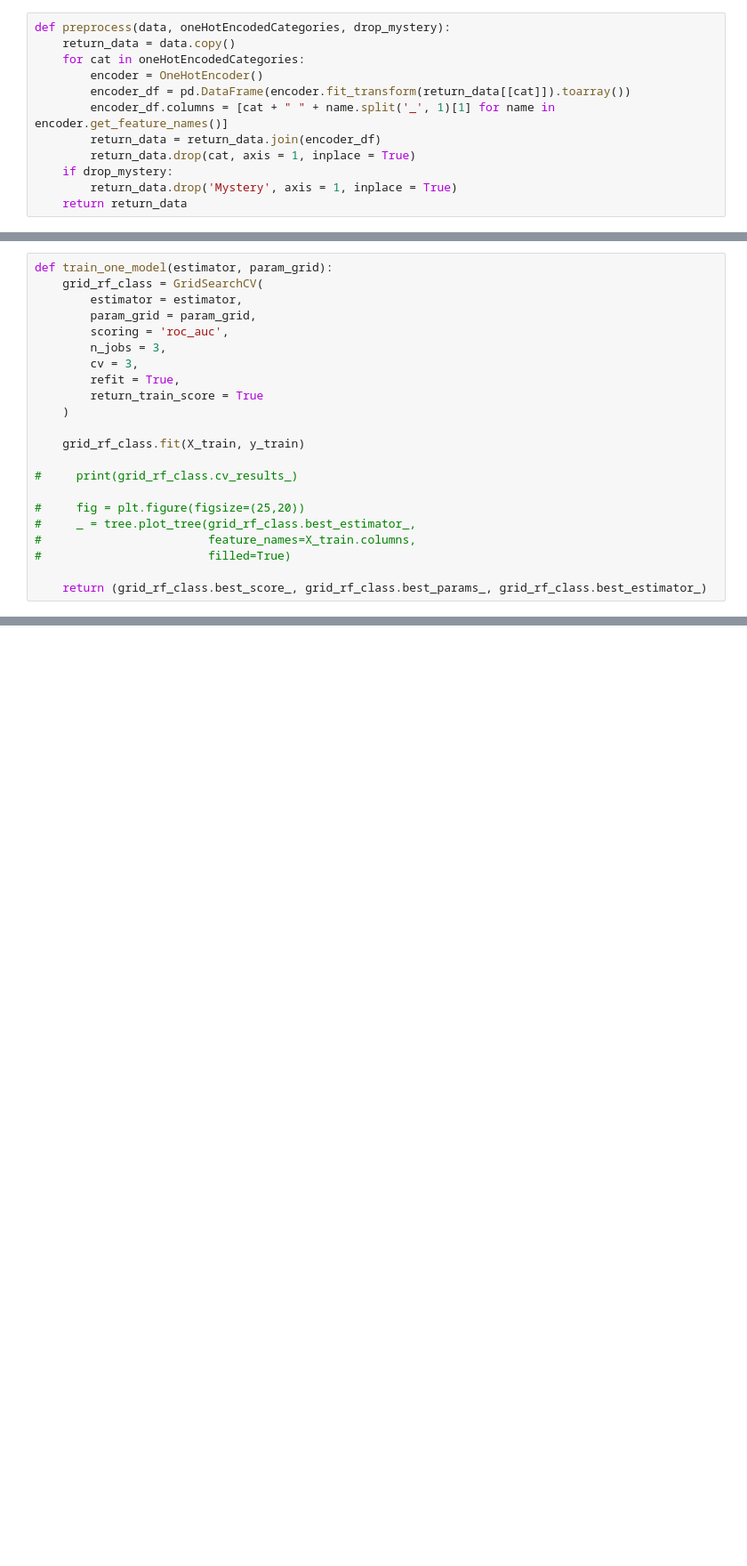
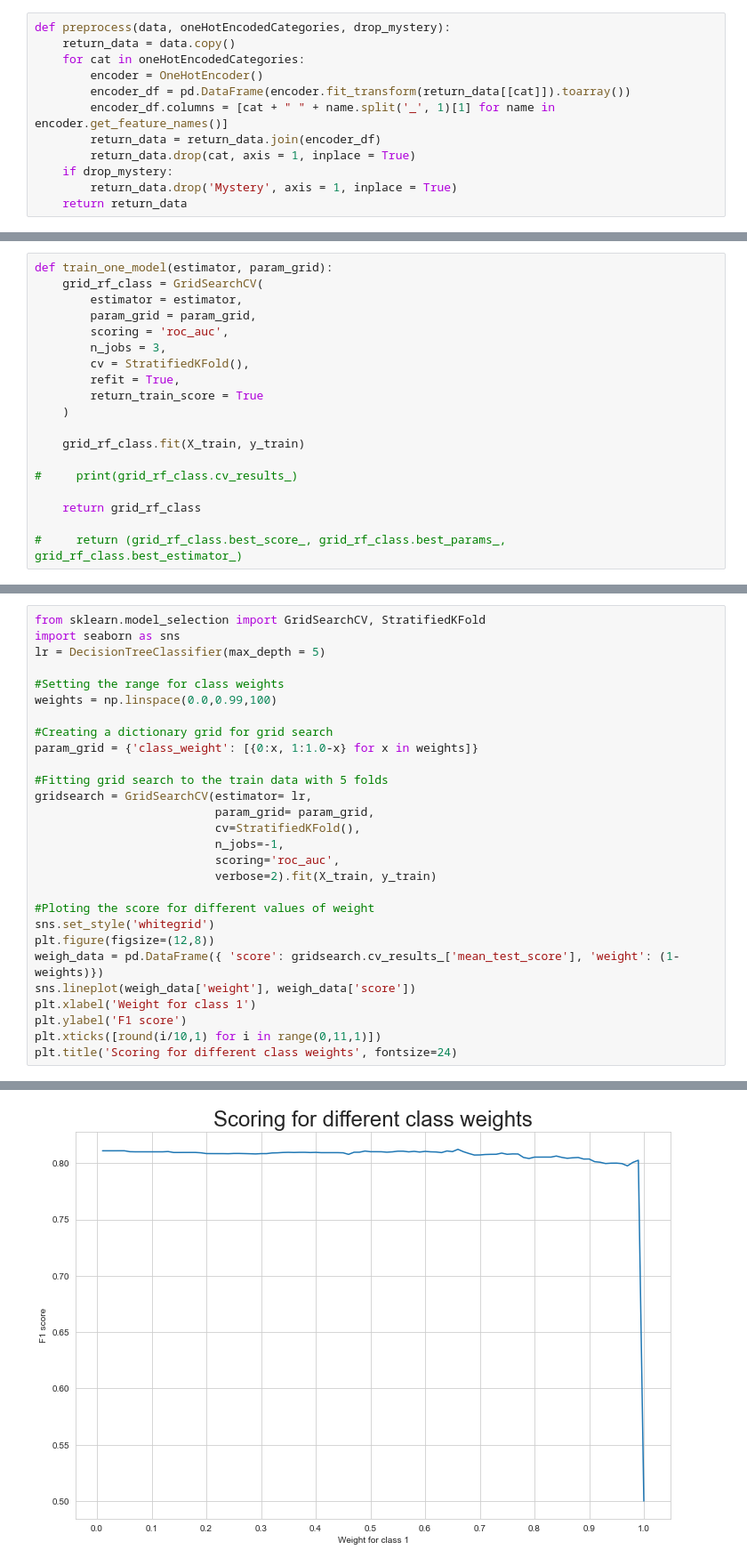
Before and after one commit to bernarduskrishna/Health-Insurance-Cross-Sell-Prediction, a Jupyter notebook: Project_2_Code.ipynb, the cells around one changed output, grey strips where cells are left out. Shown at 89% size. Drawn from its saved outputs; the diff is of its cells as text; blank space fills up the shorter version.

```diff
--- a/Project_2_Code.ipynb
+++ b/Project_2_Code.ipynb
@@ -128,7 +82,7 @@ def train_one_model(estimator, param_grid):
         param_grid = param_grid,
         scoring = 'roc_auc',
         n_jobs = 3,
-        cv = 3,
+        cv = StratifiedKFold(),
         refit = True,
         return_train_score = True
     )
@@ -137,10 +91,7 @@ def train_one_model(estimator, param_grid):
 
 #     print(grid_rf_class.cv_results_)
 
-#     fig = plt.figure(figsize=(25,20))
-#     _ = tree.plot_tree(grid_rf_class.best_estimator_,
-#                        feature_names=X_train.columns,
-#                        filled=True)
+    return grid_rf_class
 
-    return (grid_rf_class.best_score_, grid_rf_class.best_params_, grid_rf_class.best_estimator_)
+#     return (grid_rf_class.best_score_, grid_rf_class.best_params_, grid_rf_class.best_estimator_)
 # %%
@@ -401,0 +172,29 @@ NameError: name 'Python' is not defined
+# %%
+from sklearn.model_selection import GridSearchCV, StratifiedKFold
+import seaborn as sns
+lr = DecisionTreeClassifier(max_depth = 5)
+
+#Setting the range for class weights
+weights = np.linspace(0.0,0.99,100)
+
+#Creating a dictionary grid for grid search
+param_grid = {'class_weight': [{0:x, 1:1.0-x} for x in weights]}
+
+#Fitting grid search to the train data with 5 folds
+gridsearch = GridSearchCV(estimator= lr,
+                          param_grid= param_grid,
+                          cv=StratifiedKFold(),
+                          n_jobs=-1,
+                          scoring='roc_auc',
+                          verbose=2).fit(X_train, y_train)
+
+#Ploting the score for different values of weight
+sns.set_style('whitegrid')
+plt.figure(figsize=(12,8))
+weigh_data = pd.DataFrame({ 'score': gridsearch.cv_results_['mean_test_score'], 'weight': (1- weights)})
+sns.lineplot(weigh_data['weight'], weigh_data['score'])
+plt.xlabel('Weight for class 1')
+plt.ylabel('F1 score')
+plt.xticks([round(i/10,1) for i in range(0,11,1)])
+plt.title('Scoring for different class weights', fontsize=24)
+# %% [output]
@@ -401,0 +207 @@ NameError: name 'Python' is not defined
+[figure, added]
```
Also changed, not shown: parts of 14 cells of this notebook.
